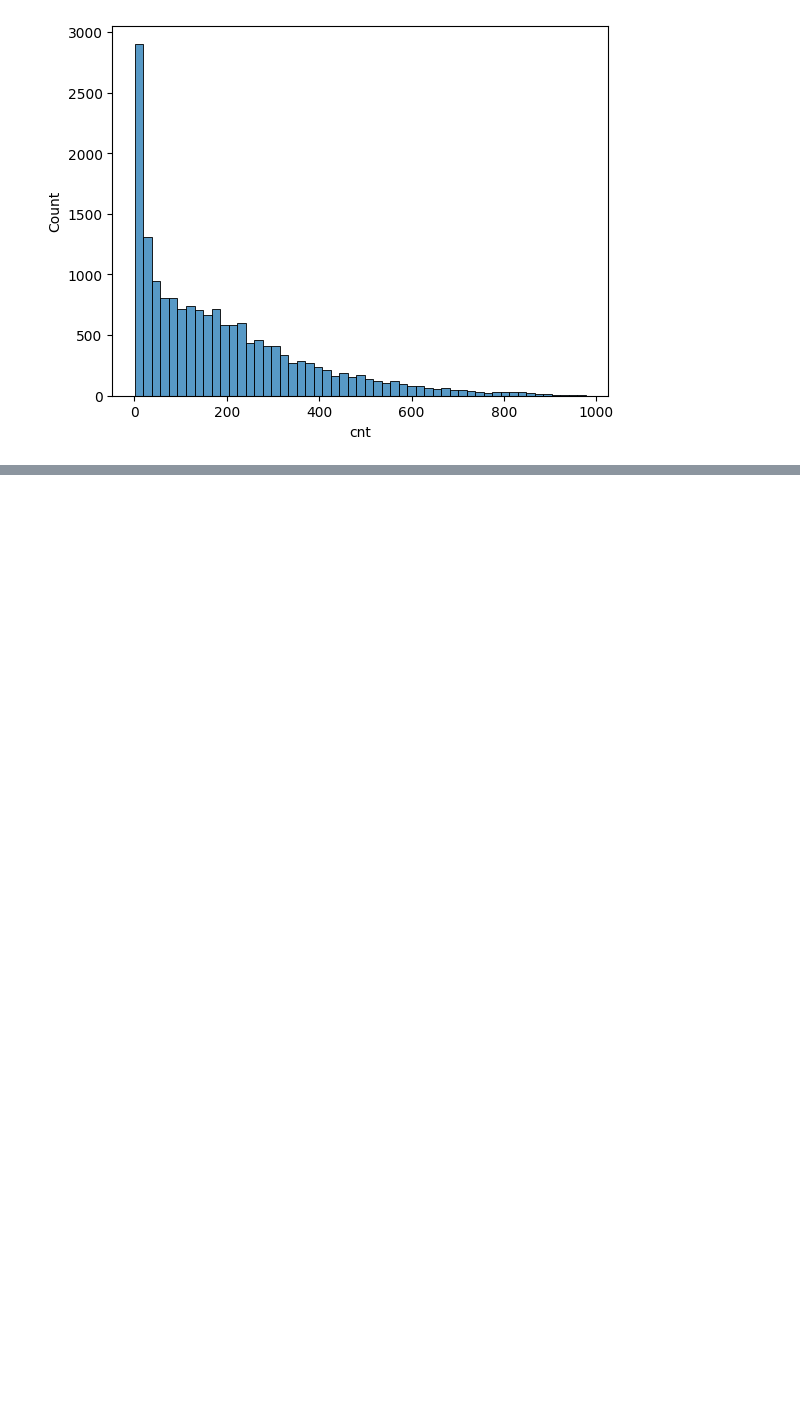
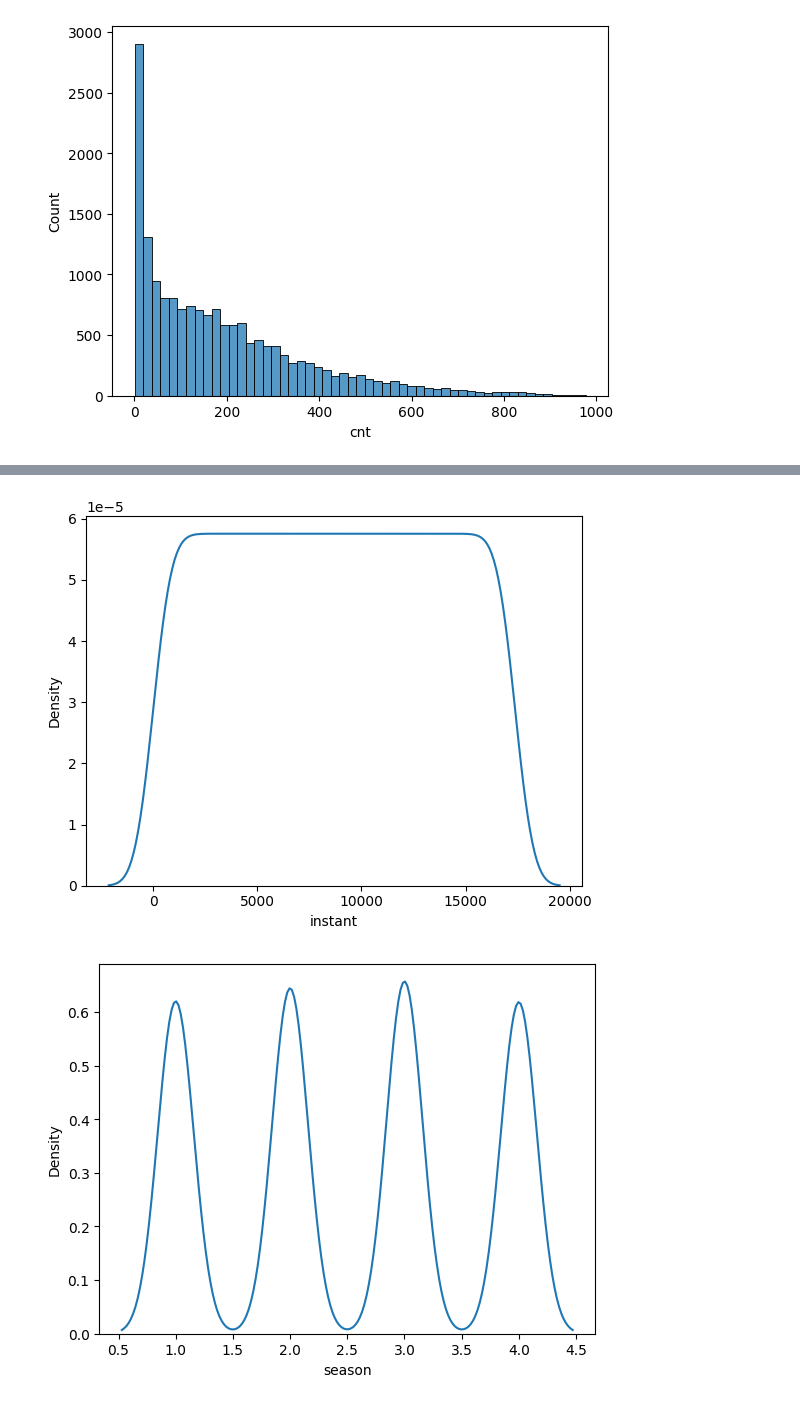
Before and after one commit to drasbaek/DataSci-AU-24, a Jupyter notebook: nbs/class_02/group_17/exercise.ipynb, the cells around one changed output, grey strips where cells are left out. Cells and saved outputs as stored; diff of their text form; code cells hidden in the pictures; blank space fills up the shorter version.

```diff
--- a/nbs/class_02/group_17/exercise.ipynb
+++ b/nbs/class_02/group_17/exercise.ipynb
@@ -176,0 +213,9 @@ MAE score for Linear Regression on X3: 181.47
+# %%
+list_of_predictors = ["instant", "season", "yr", "mnth", "hr", "holiday", "weekday", "workingday", "weathersit", "temp", "atemp", "hum", "windspeed", "cnt"]
+
+for predictor in list_of_predictors:
+    plt.figure()
+    sns.kdeplot(data=data, x=predictor)
+# %% [output]
+[figure, added]
+[figure, added]
```
Also changed, not shown: parts of 15 cells of this notebook.
